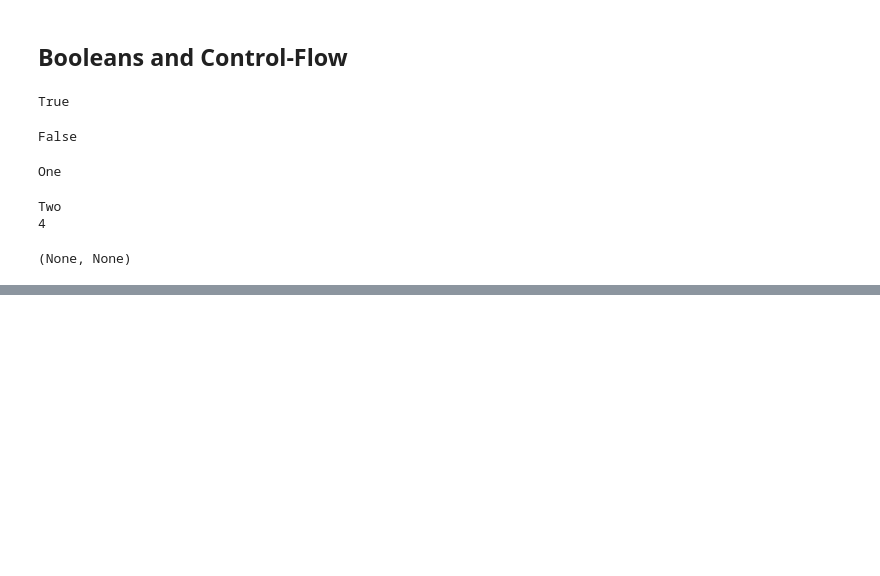
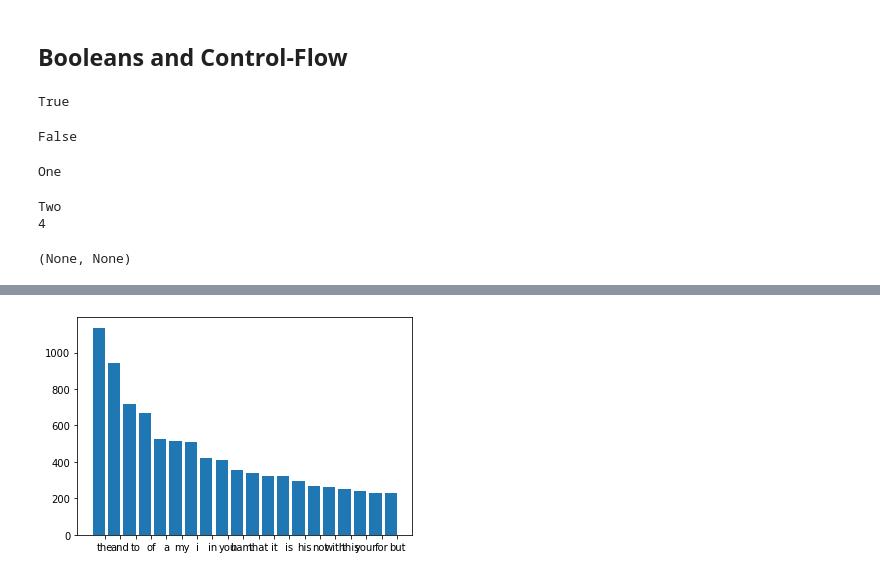
Before and after one commit to chhart/April20-CS109, a Jupyter notebook: 28_04 Lab1 Python Basic Syntax.ipynb, the cells around one changed output, grey strips where cells are left out. Cells and saved outputs as stored; diff of their text form; code cells hidden in the pictures; blank space fills up the shorter version.

```diff
--- a/28_04 Lab1 Python Basic Syntax.ipynb
+++ b/28_04 Lab1 Python Basic Syntax.ipynb
@@ -237,0 +340,6 @@ Two
+# %%
+# we need to add the labels for the x axis
+plt.bar(pos, [e[1] for e in topfreq]);
+plt.xticks(pos+0.4, [e[0] for e in topfreq]);
+# %% [output]
+[figure, added]
```
Also changed, not shown: parts of 14 cells of this notebook.
